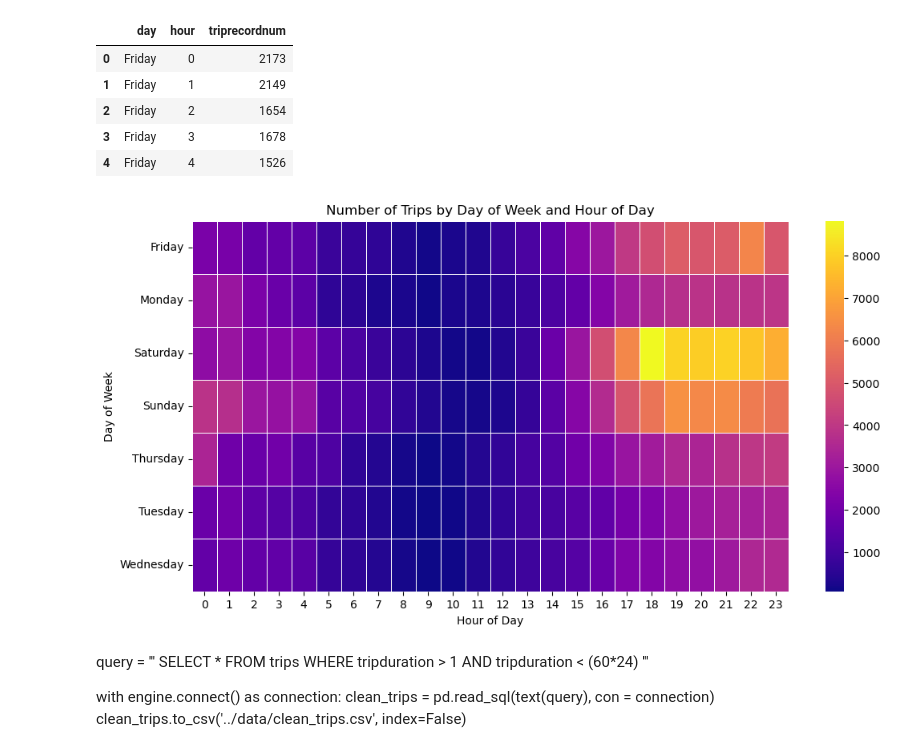
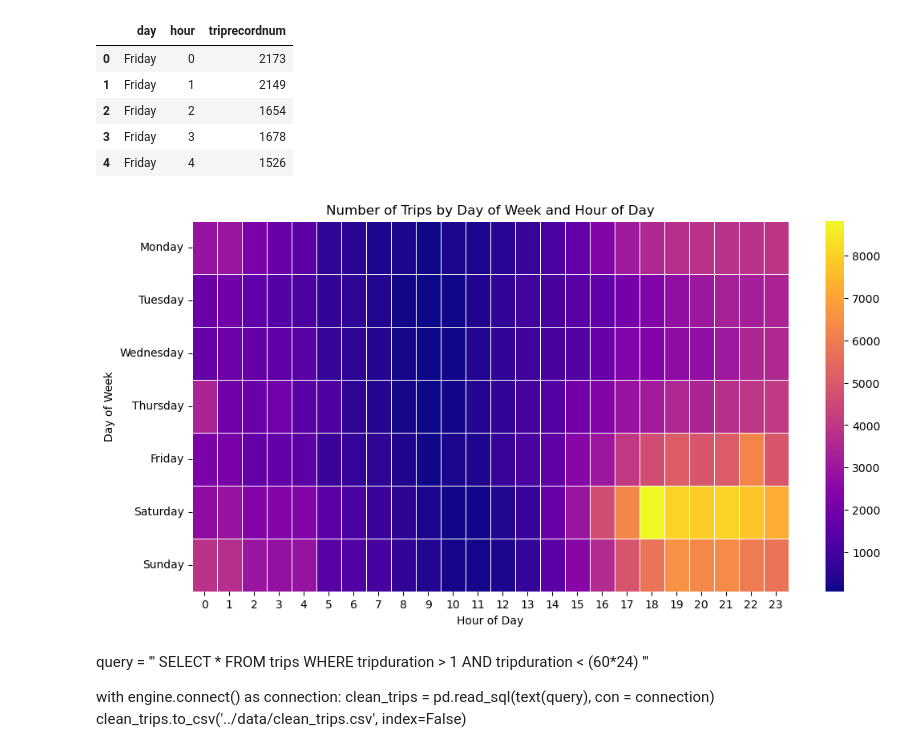
Before and after one commit to NSS-Data-Analytics-Cohort-11/scooters-no-pineapple, a Jupyter notebook: notebook/scooters.ipynb, the cells around one changed output. Cells and saved outputs as stored; diff of their text form; code cells hidden in the pictures.

```diff
--- a/notebook/scooters.ipynb
+++ b/notebook/scooters.ipynb
@@ -399,18 +399,19 @@ dh.head()
 # %%
 # Creating a heatmap to visualize trips by DOW and hour
 
 # Preparing data for heatmap
 pivot_table = dh.pivot_table(index='day', columns='hour', values='triprecordnum', aggfunc='sum')
+pivot_table = pivot_table.reindex(days_of_week_order)
 
 # Plotting the heatmap
 plt.figure(figsize=(12, 6))
 sns.heatmap(pivot_table, cmap='plasma', annot=False, fmt='g', linewidths=.5)
 plt.title('Number of Trips by Day of Week and Hour of Day')
 plt.xlabel('Hour of Day')
 plt.ylabel('Day of Week')
 plt.show()
 # %% [output]
-[figure, old version]
+[figure, new version]
 # %% [markdown]
 query = '''
 SELECT *
```
Also changed, not shown: parts of 6 cells of this notebook, 1 other file.
